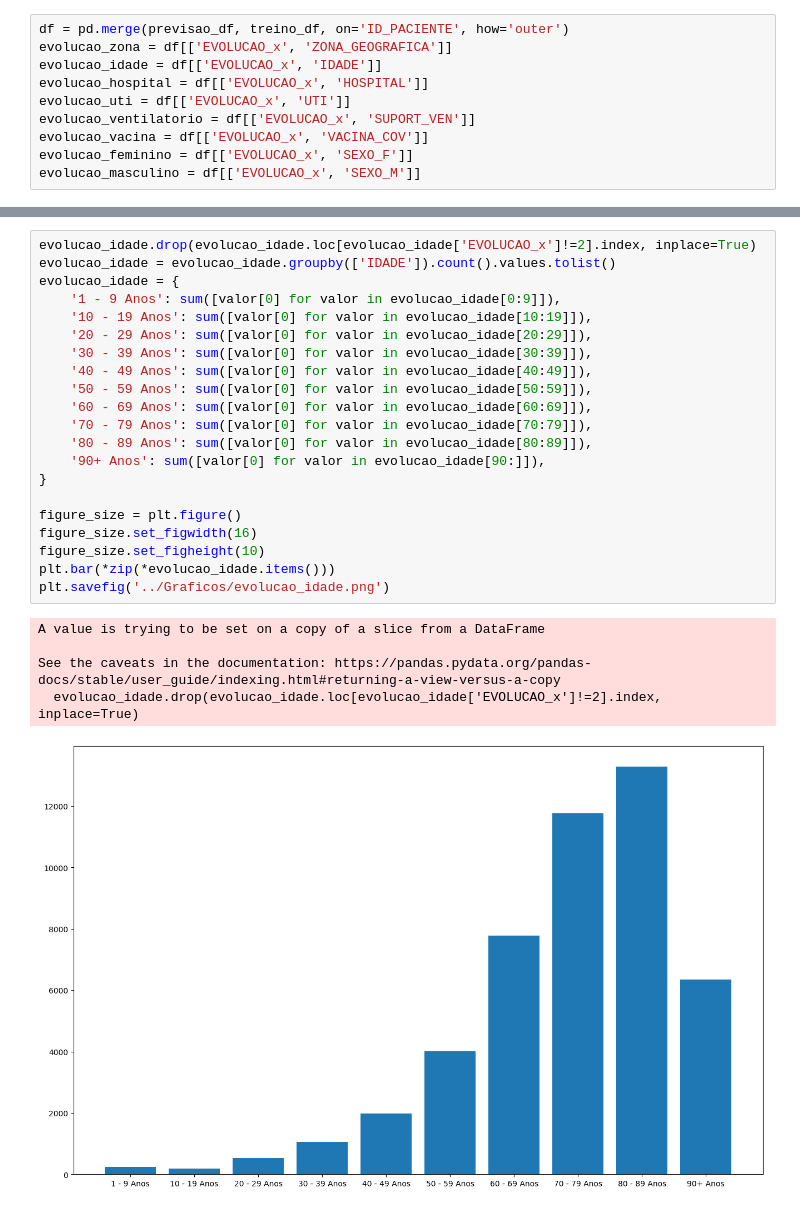
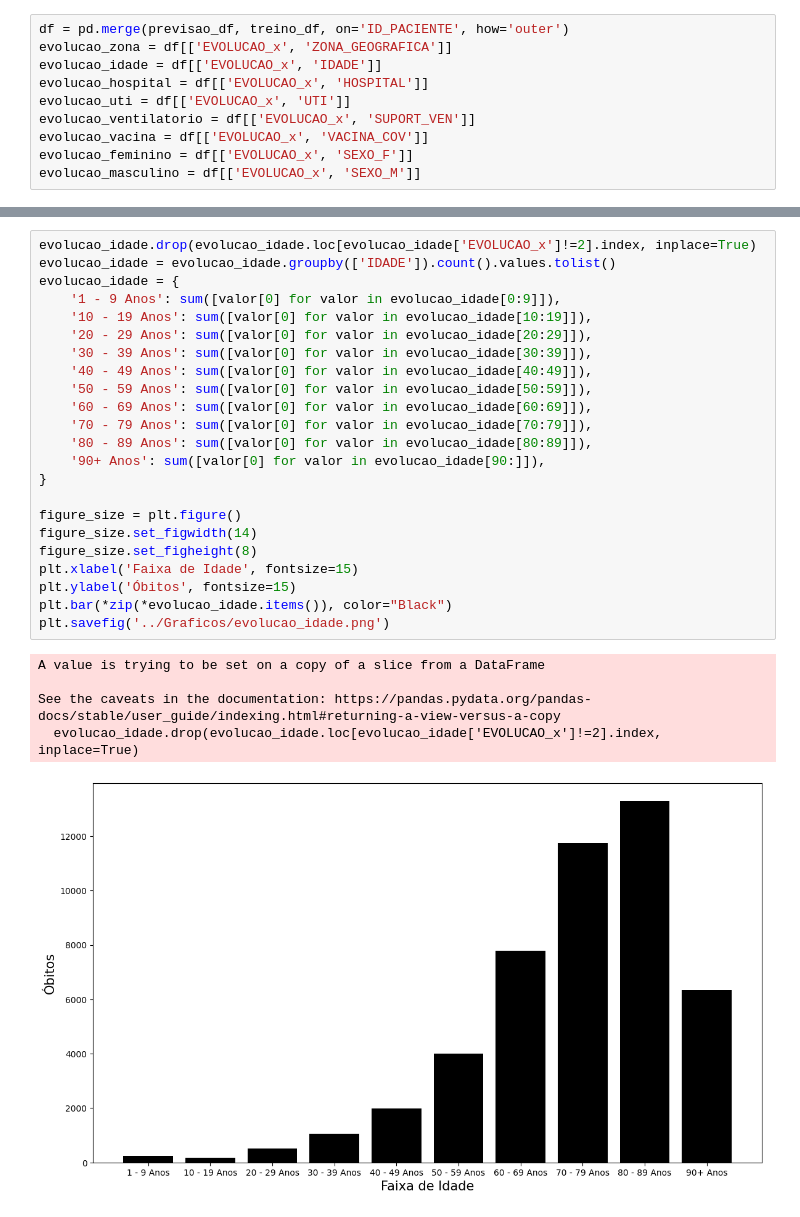
Before and after one commit to Josney2Pelotas/COVInfo, a Jupyter notebook: Código/TCC_Graficos.ipynb, the cells around one changed output, grey strips where cells are left out. Drawn from its saved outputs; the diff is of its cells as text.

```diff
--- a/Código/TCC_Graficos.ipynb
+++ b/Código/TCC_Graficos.ipynb
@@ -46,30 +51,32 @@ See the caveats in the documentation: https://pandas.pydata.org/pandas-docs/stab
 # %%
 evolucao_idade.drop(evolucao_idade.loc[evolucao_idade['EVOLUCAO_x']!=2].index, inplace=True)
 evolucao_idade = evolucao_idade.groupby(['IDADE']).count().values.tolist()
 evolucao_idade = {
     '1 - 9 Anos': sum([valor[0] for valor in evolucao_idade[0:9]]),
     '10 - 19 Anos': sum([valor[0] for valor in evolucao_idade[10:19]]),
     '20 - 29 Anos': sum([valor[0] for valor in evolucao_idade[20:29]]),
     '30 - 39 Anos': sum([valor[0] for valor in evolucao_idade[30:39]]),
     '40 - 49 Anos': sum([valor[0] for valor in evolucao_idade[40:49]]),
     '50 - 59 Anos': sum([valor[0] for valor in evolucao_idade[50:59]]),
     '60 - 69 Anos': sum([valor[0] for valor in evolucao_idade[60:69]]),
     '70 - 79 Anos': sum([valor[0] for valor in evolucao_idade[70:79]]),
     '80 - 89 Anos': sum([valor[0] for valor in evolucao_idade[80:89]]),
     '90+ Anos': sum([valor[0] for valor in evolucao_idade[90:]]),
 }
 
 figure_size = plt.figure()
-figure_size.set_figwidth(16)
-figure_size.set_figheight(10)
-plt.bar(*zip(*evolucao_idade.items()))
+figure_size.set_figwidth(14)
+figure_size.set_figheight(8)
+plt.xlabel('Faixa de Idade', fontsize=15)
+plt.ylabel('Óbitos', fontsize=15)
+plt.bar(*zip(*evolucao_idade.items()), color="Black")
 plt.savefig('../Graficos/evolucao_idade.png')
 # %% [output]
 A value is trying to be set on a copy of a slice from a DataFrame
 
 See the caveats in the documentation: https://pandas.pydata.org/pandas-docs/stable/user_guide/indexing.html#returning-a-view-versus-a-copy
   evolucao_idade.drop(evolucao_idade.loc[evolucao_idade['EVOLUCAO_x']!=2].index, inplace=True)
-[figure, old version]
+[figure, new version]
 # %%
 evolucao_hospital.drop(evolucao_hospital.loc[evolucao_hospital['EVOLUCAO_x']!=2].index, inplace=True)
 evolucao_hospital.drop(evolucao_hospital.loc[evolucao_hospital['HOSPITAL']==9].index, inplace=True)
```
Also changed, not shown: parts of 6 cells of this notebook, 8 other files.
